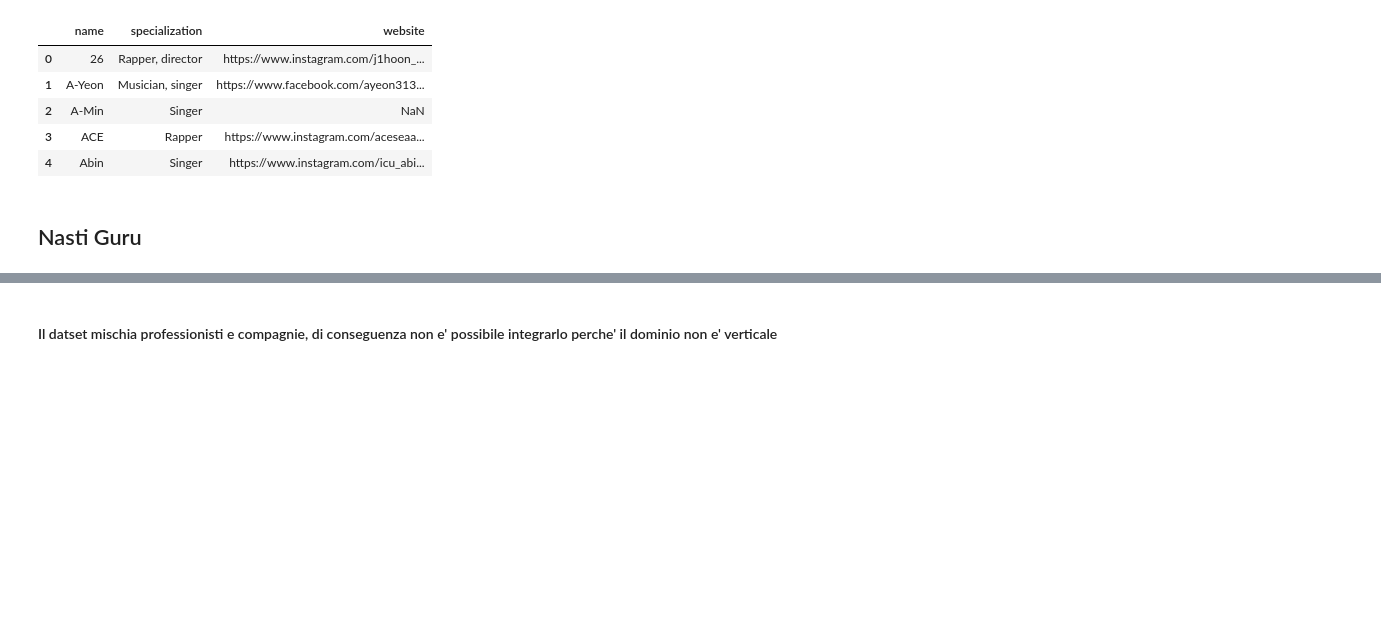
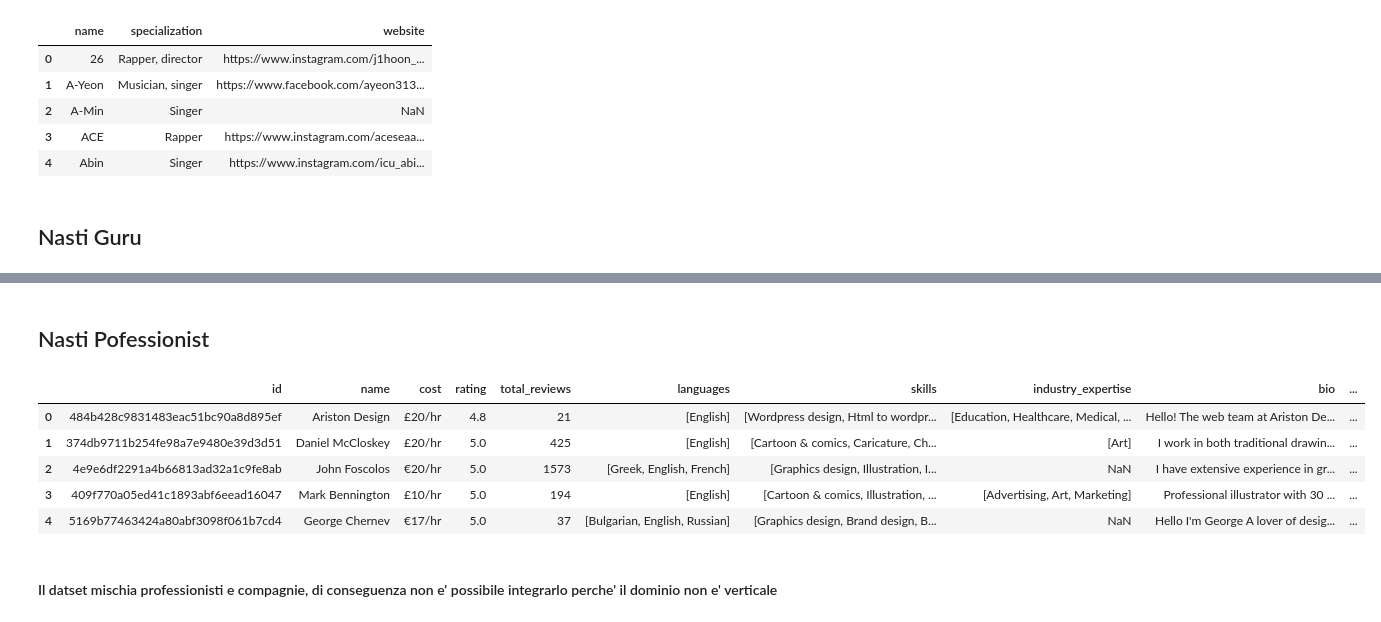
Before and after one commit to samuel-esp/IngDati-Progetto, a Jupyter notebook: SchemaAlignmentProfessionisti.ipynb, the cells around one changed output, grey strips where cells are left out. Saved outputs shown, nothing was run; the diff lists cells and outputs as text; code cells hidden in the pictures; blank space fills up the shorter version.

Commit message:
added Nasti Pofessionist

```diff
--- a/SchemaAlignmentProfessionisti.ipynb
+++ b/SchemaAlignmentProfessionisti.ipynb
@@ -768,6 +771,23 @@ nastiguru= nastiguru.drop(toDrop, axis=1)
 nastiguru.head()
 nastiguru.rename(columns={'skills':'specialization'}, inplace=True)
 nastiguru.head()
+# %% [markdown]
+## Nasti Pofessionist
+# %%
+import pandas as pd
+import numpy as np
+
+nastiProfessionist = pd.read_json(path_or_buf='sources/professionisti/nastipreofessional-peapleforhour.jsonl', lines=True)
+
+df = pd.DataFrame(nastiProfessionist)
+nastiProfessionist.head()
+# %% [output]
+|  | id | name | cost | rating | total_reviews | languages | skills | industry_expertise | bio | ... |
+| 0 | 484b428c9831483eac51bc90a8d895ef | Ariston Design | £20/hr | 4.8 | 21 | [English] | [Wordpress design, Html to wordpr... | [Education, Healthcare, Medical, ... | Hello! The web team at Ariston De... | ... |
+| 1 | 374db9711b254fe98a7e9480e39d3d51 | Daniel McCloskey | £20/hr | 5.0 | 425 | [English] | [Cartoon & comics, Caricature, Ch... | [Art] | I work in both traditional drawin... | ... |
+| 2 | 4e9e6df2291a4b66813ad32a1c9fe8ab | John Foscolos | €20/hr | 5.0 | 1573 | [Greek, English, French] | [Graphics design, Illustration, I... | NaN | I have extensive experience in gr... | ... |
+| 3 | 409f770a05ed41c1893abf6eead16047 | Mark Bennington | £10/hr | 5.0 | 194 | [English] | [Cartoon & comics, Illustration, ... | [Advertising, Art, Marketing] | Professional illustrator with 30 ... | ... |
+| 4 | 5169b77463424a80abf3098f061b7cd4 | George Chernev | €17/hr | 5.0 | 37 | [Bulgarian, English, Russian] | [Graphics design, Brand design, B... | NaN | Hello I'm George A lover of desig... | ... |
 # %% [markdown]
 #### Il datset mischia professionisti e compagnie, di conseguenza non e' possibile integrarlo perche' il dominio non e' verticale
 # %% [markdown]
```
Also changed, not shown: parts of 3 cells of this notebook, 1 other file.
